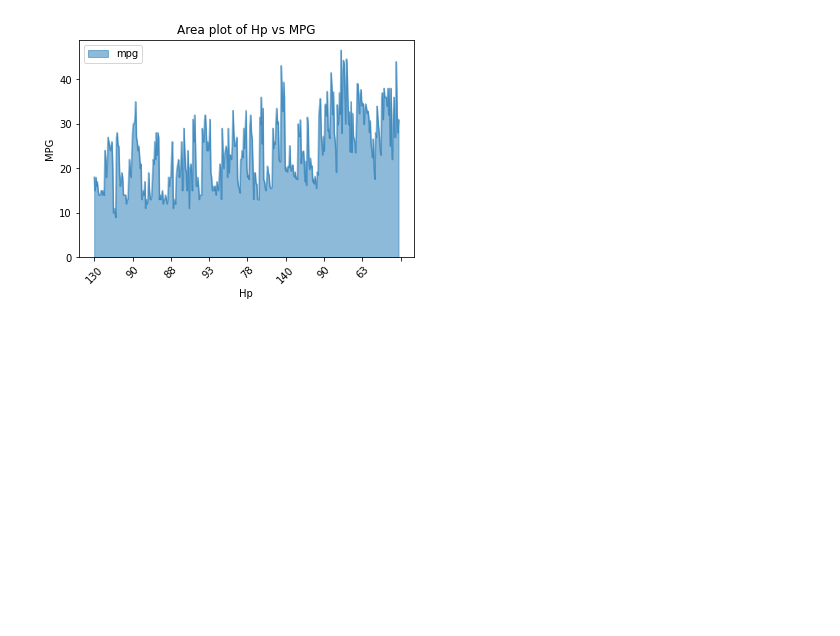
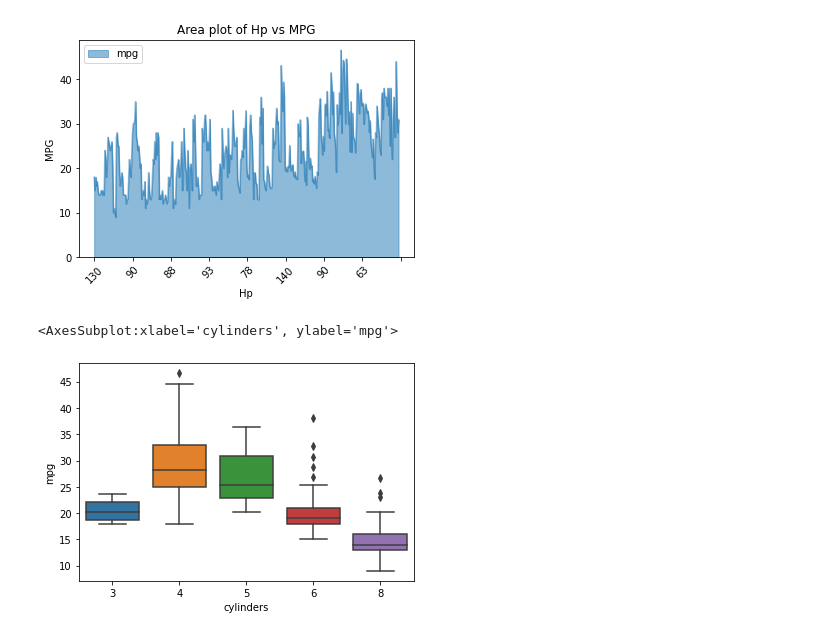
Before and after one commit to parikshitpanchal/sem-4, a Jupyter notebook: Untitled3.ipynb, the cells around one changed output. Cells and saved outputs as stored; diff of their text form; code cells hidden in the pictures; blank space fills up the shorter version.

```diff
--- a/Untitled3.ipynb
+++ b/Untitled3.ipynb
@@ -17,0 +23,7 @@ plt.show()
+# %%
+# boxplot
+df=pd.read_csv('auto-mpg.csv')
+sns.boxplot(x=df['cylinders'],y=df['mpg'],data=df)
+# %% [output]
+<AxesSubplot:xlabel='cylinders', ylabel='mpg'>
+[figure, added]
```
Also changed, not shown: parts of 10 cells of this notebook.
